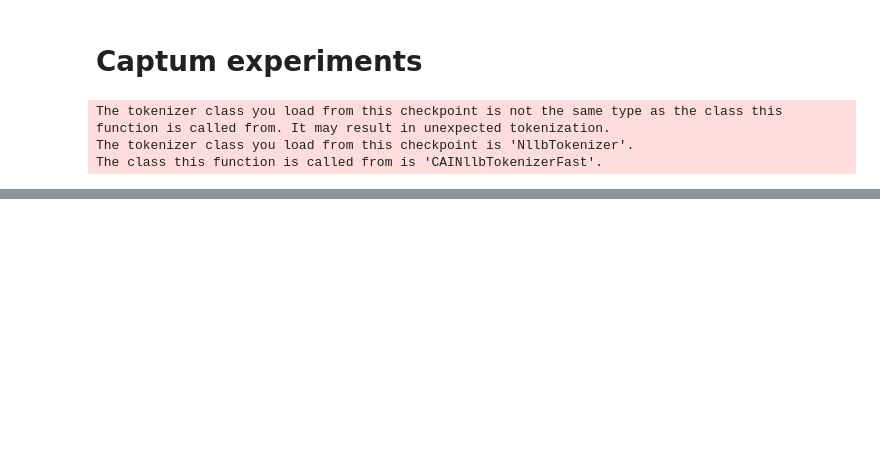
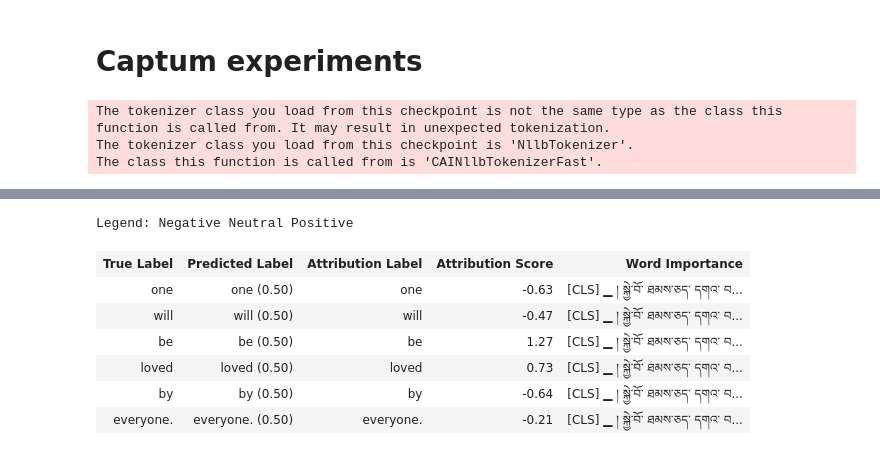
Before and after one commit to CompassionAI/garland, a Jupyter notebook: notebooks/Bitext template mining.ipynb, the cells around one changed output, grey strips where cells are left out. Drawn from its saved outputs; the diff is of its cells as text; code cells hidden in the pictures; blank space fills up the shorter version.

```diff
--- a/notebooks/Bitext template mining.ipynb
+++ b/notebooks/Bitext template mining.ipynb
@@ -450,0 +343,15 @@ attrib_all_words(source, target, translator)
+# %%
+print(
+    ' '.join([
+        f"{i}-{t}" for i, t in enumerate(translator.tokenizer.convert_ids_to_tokens(translator.tokenizer.encode(source)))
+    ])
+)
+print(target)
+
+all_attribs = np.vstack(all_attribs)
+adj_attribs = (all_attribs - all_attribs.mean(axis=0))
+for attribs in all_attribs:
+    print(' '.join([f"{att:>8.3f}" for att in attribs]))
+print("===")
+for attribs in adj_attribs:
+    print(' '.join([f"{att:>8.3f}" for att in attribs]))
@@ -464,3 +407,30 @@ translator.decoding_length = 200
+# %%
+new_viz_records = []
+for viz_i, viz_rec in enumerate(viz_records):
+    attribs = torch.tensor(adj_attribs)[viz_i]
+    attribs = attribs / torch.norm(attribs)
+    attribs = attribs.cpu().detach().numpy()
+
+    new_viz_records.append(visualization.VisualizationDataRecord(
+        attribs,
+        0.5,
+        viz_rec.true_class,
+        viz_rec.true_class,
+        viz_rec.true_class,
+        attribs.sum(),
+        translator.tokenizer.convert_ids_to_tokens(translator.tokenizer.encode(source)),
+        0.5
+    ))
+_ = visualization.visualize_text(new_viz_records)
+# %% [output]
+Legend: Negative Neutral Positive
+| True Label | Predicted Label | Attribution Label | Attribution Score | Word Importance |
+| one | one (0.50) | one | -0.63 | [CLS] ▁ ། སྐྱེ་བོ་ ཐམས་ཅད་ དགའ་ བ... |
+| will | will (0.50) | will | -0.47 | [CLS] ▁ ། སྐྱེ་བོ་ ཐམས་ཅད་ དགའ་ བ... |
+| be | be (0.50) | be | 1.27 | [CLS] ▁ ། སྐྱེ་བོ་ ཐམས་ཅད་ དགའ་ བ... |
+| loved | loved (0.50) | loved | 0.73 | [CLS] ▁ ། སྐྱེ་བོ་ ཐམས་ཅད་ དགའ་ བ... |
+| by | by (0.50) | by | -0.64 | [CLS] ▁ ། སྐྱེ་བོ་ ཐམས་ཅད་ དགའ་ བ... |
+| everyone. | everyone. (0.50) | everyone. | -0.21 | [CLS] ▁ ། སྐྱེ་བོ་ ཐམས་ཅད་ དགའ་ བ... |
 # %%
 source, target, next_target = '།སྐྱེ་བོ་ཐམས་ཅད་དགའ་བར་འགྱུར་རོ།', 'one will be loved by ', 'everyone'
 # %%
```
Also changed, not shown: parts of 32 cells of this notebook.
